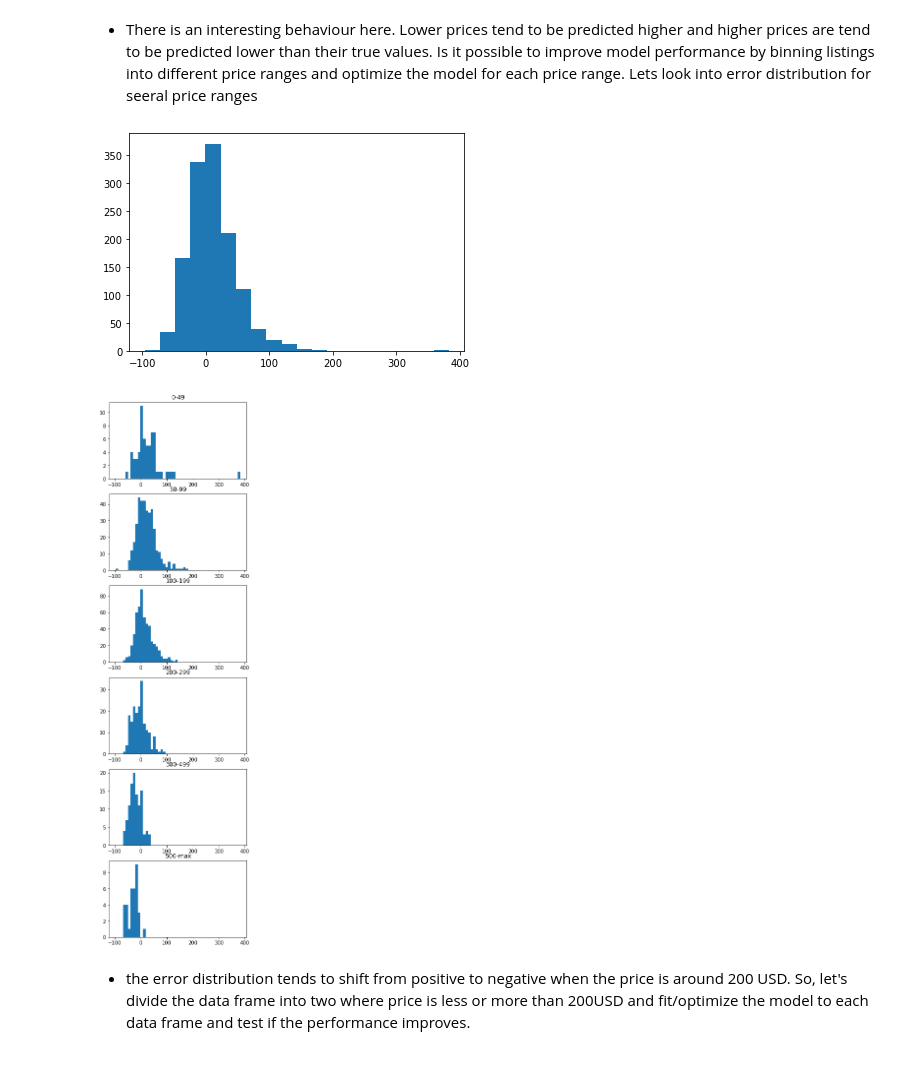
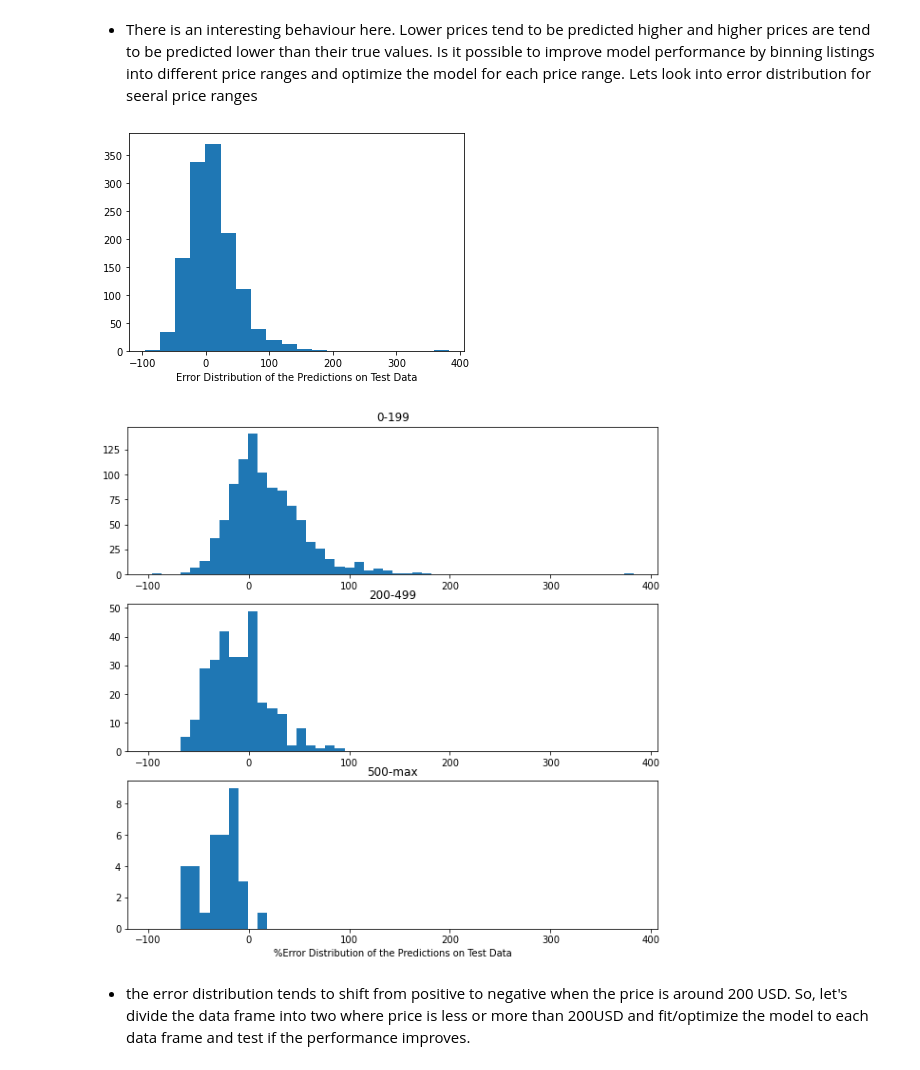
Before and after one commit to yselimd/Airbnb-Price-Prediction, a Jupyter notebook: notebooks/preprocessing_model.ipynb, the cells around one changed output. Drawn from its saved outputs; the diff is of its cells as text; code cells hidden in the pictures.

```diff
--- a/notebooks/preprocessing_model.ipynb
+++ b/notebooks/preprocessing_model.ipynb
@@ -20,7 +20,7 @@ from sklearn.metrics import explained_variance_score, mean_squared_error, r2_sco
 import time
 # %%
 # loading the data frame and converting attiributes to object type or datetime.
-df = pd.read_csv('../data/listings_clean_dummy_encoding.csv')
+df = pd.read_csv('../data/clean/listings_clean_dummy_encoding.csv')
 
 # dropping host_id and host_since columns
 df.drop(['host_id','host_since'],axis=1,inplace=True)
@@ -375,11 +375,12 @@ pred_plotter(y_test, y_test_pred)
 # %%
 # plotting the error distribution of the test data
 x = y_test.values
 y = y_test_pred
 error = 100 * (y-x)/x
-plt.hist(error,bins=20);
+plt.hist(error,bins=20)
+plt.xlabel("Error Distribution of the Predictions on Test Data");
 # %% [output]
-[figure, old version]
+[figure, new version]
 # %%
 # creating a data frame from y_test and adding error to new data frame
 y_test = pd.DataFrame(y_test)
@@ -387,24 +388,23 @@ y_test['error'] = error
 
 # creating bins for the since_first_review column
 y_test['price_bin'] = pd.cut(y_test.price,
-                               bins = [0,50,100,200,300,500,max(y_test.price)],
-                               labels = ['0-49',
-                                         '50-99',
-                                        '100-199',
-                                        '200-299',
-                                        '300-499',
+                               bins = [0,200,500,max(y_test.price)],
+                               labels = ['0-199',
+                                        '200-499',
                                         '500-max'], include_lowest=True)
 
 # plotting the error distribution for each bin
-bins = ['0-49', '50-99', '100-199', '200-299', '300-499', '500-max']
-plt.figure(figsize = (5,20))
+bins = ['0-199', '200-499', '500-max']
+plt.figure(figsize = (10,20))
 for i in range(len(bins)):
     df = y_test[y_test.price_bin == bins[i]]
     plt.subplot(6, 1,i+1)
     plt.hist(df.error, range = (y_test.error.min(),y_test.error.max()),bins=50)
     plt.title(bins[i])
+
+plt.xlabel("%Error Distribution of the Predictions on Test Data");
 # %% [output]
-[figure, old version]
+[figure, new version]
 # %% [markdown]
 - the error distribution tends to shift from positive to negative when the price is around 200 USD. So, let's divide the data frame into two where price is less or more than 200USD and fit/optimize the model to each data frame and test if the performance improves.
 # %%
```
Also changed, not shown: parts of 10 cells of this notebook, 2 other files.
